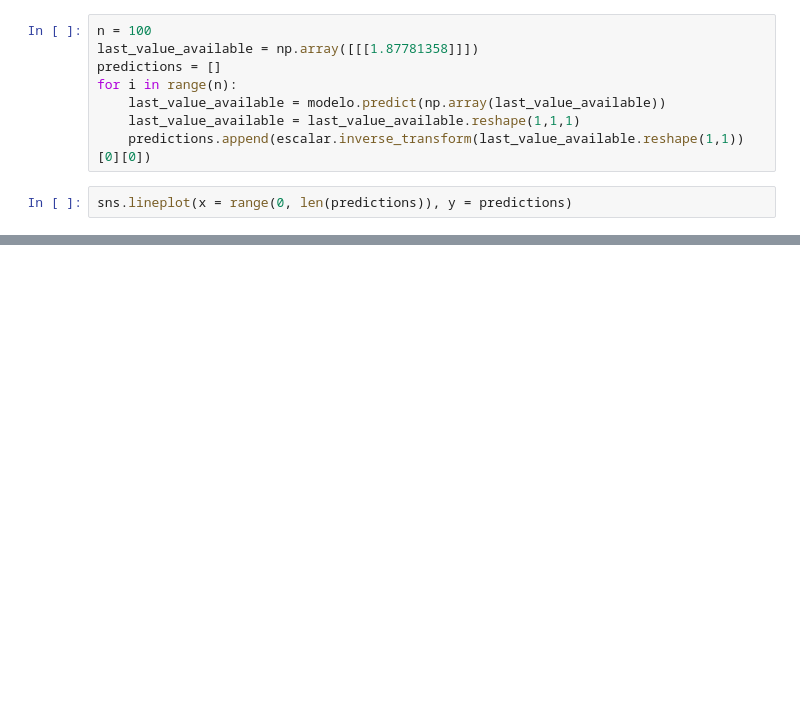
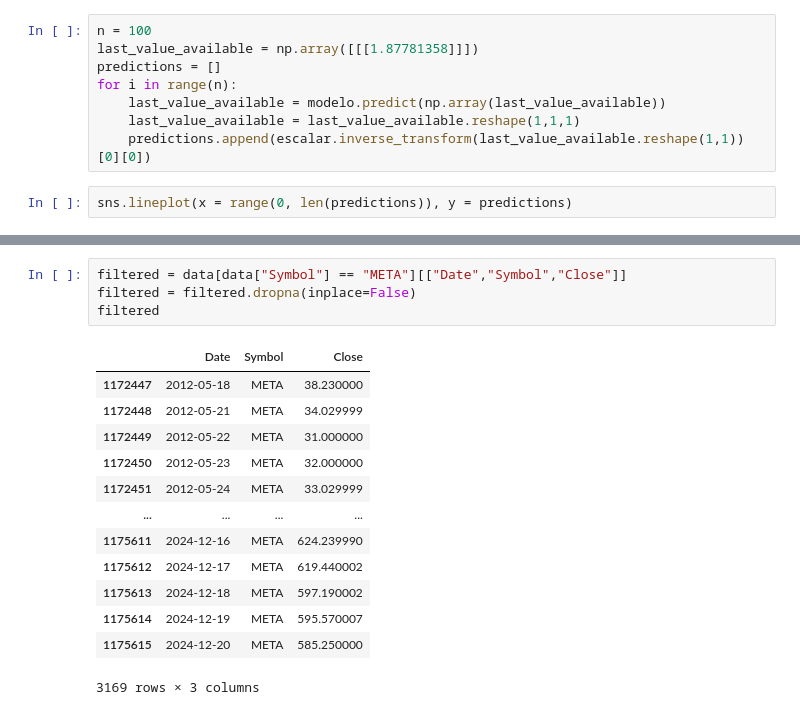
Before and after one commit to aladelca/metodologia_para_data_science_20251, a Jupyter notebook: src/notebooks/aladelca_time_series.ipynb, the cells around one changed output, grey strips where cells are left out. Cells and saved outputs as stored; diff of their text form; blank space fills up the shorter version.

```diff
--- a/src/notebooks/aladelca_time_series.ipynb
+++ b/src/notebooks/aladelca_time_series.ipynb
@@ -745,0 +760,18 @@ sns.lineplot(x = range(0, len(predictions)), y = predictions)
+# %%
+filtered = data[data["Symbol"] == "META"][["Date","Symbol","Close"]]
+filtered = filtered.dropna(inplace=False)
+filtered
+# %% [output]
+|  | Date | Symbol | Close |
+| 1172447 | 2012-05-18 | META | 38.230000 |
+| 1172448 | 2012-05-21 | META | 34.029999 |
+| 1172449 | 2012-05-22 | META | 31.000000 |
+| 1172450 | 2012-05-23 | META | 32.000000 |
+| 1172451 | 2012-05-24 | META | 33.029999 |
+| ... | ... | ... | ... |
+| 1175611 | 2024-12-16 | META | 624.239990 |
+| 1175612 | 2024-12-17 | META | 619.440002 |
+| 1175613 | 2024-12-18 | META | 597.190002 |
+| 1175614 | 2024-12-19 | META | 595.570007 |
+| 1175615 | 2024-12-20 | META | 585.250000 |
+3169 rows × 3 columns
```
Also changed, not shown: parts of 1 cell of this notebook, 2 other files.
